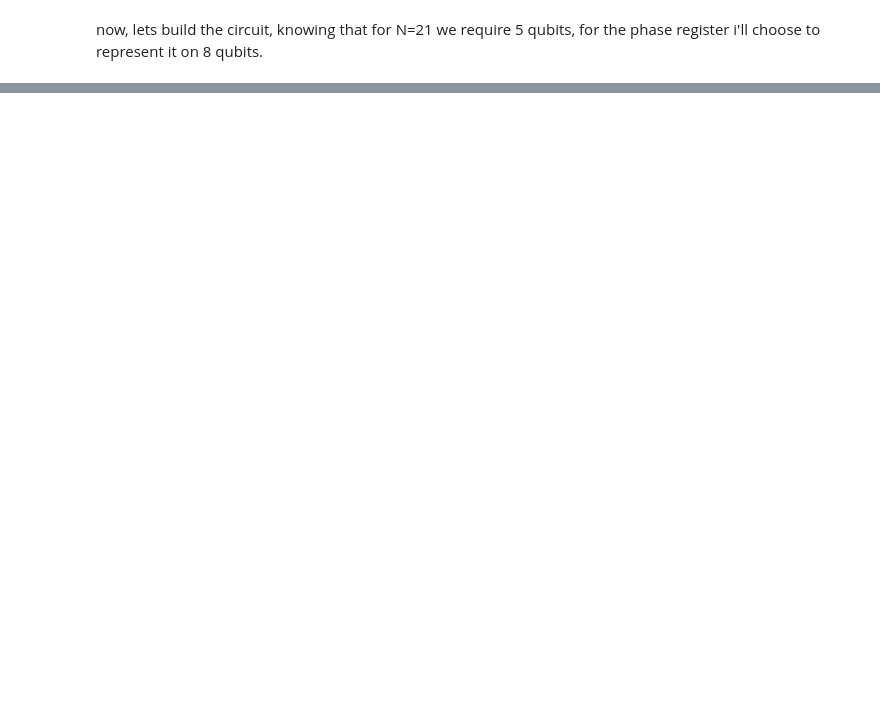
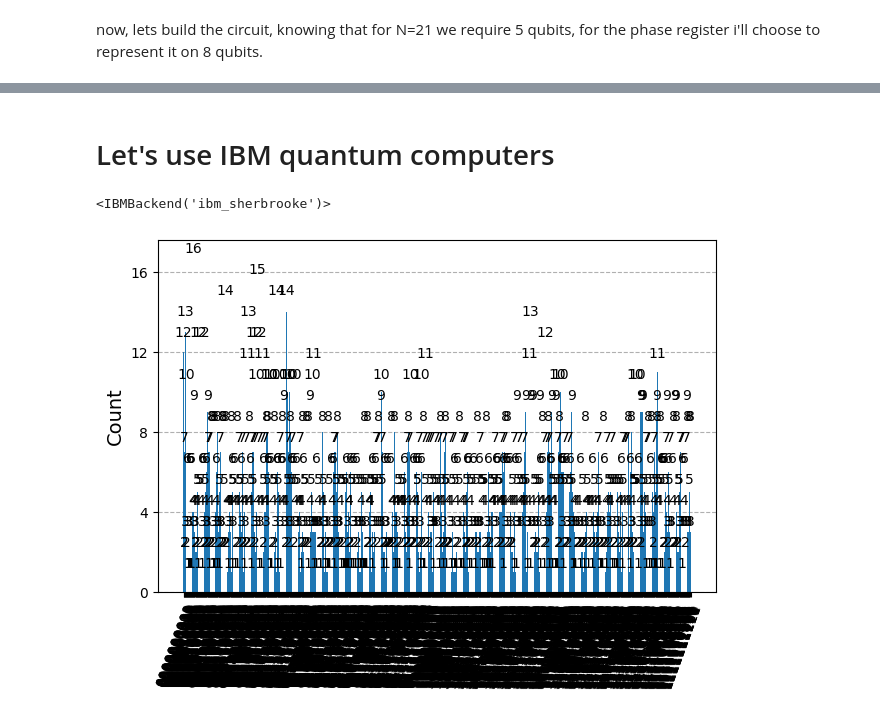
Before and after one commit to MenchiniDev/QuantumComputingAndQuantumInternetProject, a Jupyter notebook: Assignment2Menchini.ipynb, the cells around one changed output, grey strips where cells are left out. Drawn from its saved outputs; the diff is of its cells as text; code cells hidden in the pictures; blank space fills up the shorter version.

```diff
--- a/Assignment2Menchini.ipynb
+++ b/Assignment2Menchini.ipynb
@@ -294,0 +255,44 @@ TypeError: unsupported operand type(s) for ** or pow(): 'list' and 'int'
+# %% [markdown]
+# Let's use IBM quantum computers
+# %%
+from qiskit_ibm_runtime import QiskitRuntimeService, Sampler, Session
+
+# Salva il token (una volta sola)
+# QiskitRuntimeService.save_account(channel="ibm_quantum", token="83e8bda74bff0f4330398759a4753264ee65bd449b37c563751cf6ddf234ef2c82962c9a8be778919edde162d7ad199490a5638c568b9295e48fd1c59fc7c811")
+
+service = QiskitRuntimeService()
+backend = service.least_busy(simulator=False, operational=True)
+backend
+# %% [output]
+<IBMBackend('ibm_sherbrooke')>
+# %%
+def run_circuit(circuit, backend):
+    """Run the quantum circuit on the specified backend."""
+    # Circuits must obey the ISA of the backend.
+    # Convert to ISA circuits
+    from qiskit.transpiler.preset_passmanagers import generate_preset_pass_manager
+    from qiskit_ibm_runtime import SamplerV2 as Sampler
+
+    pm = generate_preset_pass_manager(backend=backend, optimization_level=1)
+    isa_circuit = pm.run(circuit)
+
+    sampler = Sampler(mode=backend)  # our Primitive
+
+    job = sampler.run([isa_circuit])  # parameter is a list of PUBs
+
+    return job
+
+def get_counts(job):
+    result = job.result()
+    # Get results for the first (and only) PUB
+    pub_result = result[0]
+
+    # Get counts from the classical register "c".
+    counts = pub_result.data.c.get_counts()
+    return counts
+# %%
+job = run_circuit(qc, backend)
+counts = get_counts(job)
+plot_histogram(counts)
+# %% [output]
+[figure, added]
```
Also changed, not shown: parts of 24 cells of this notebook, 4 other files.
